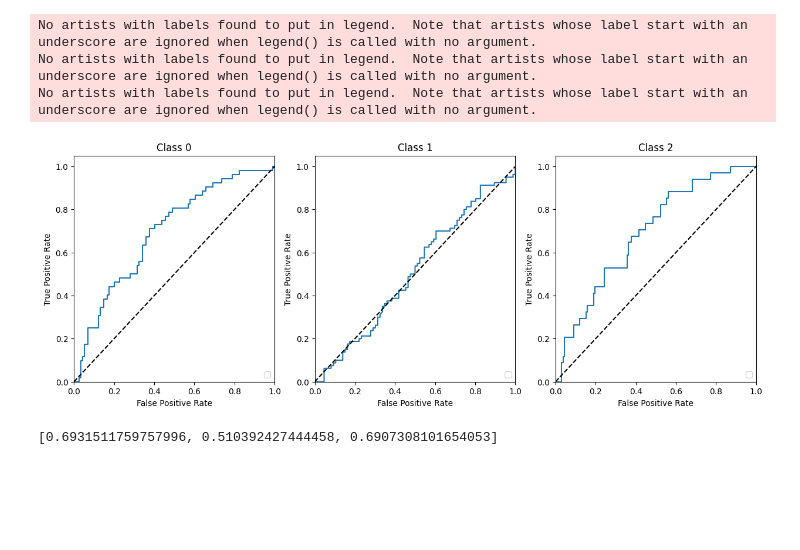
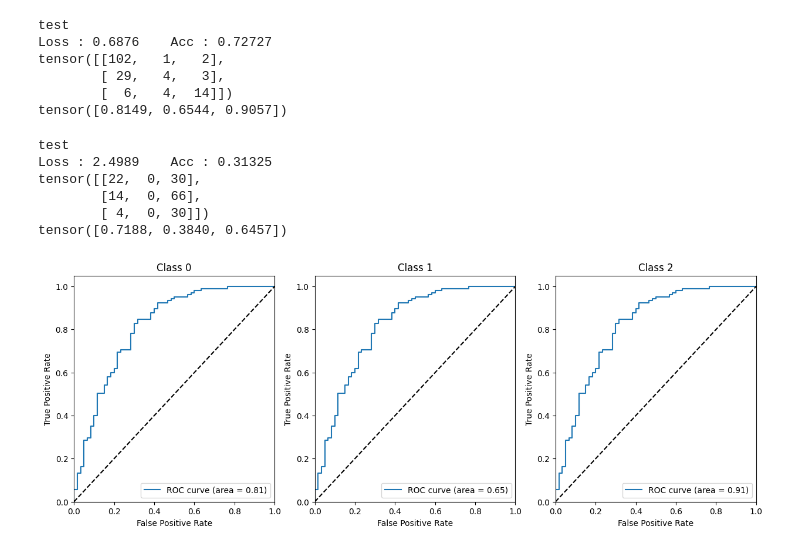
Before and after one commit to tourbut/BrainMR_MCI, a Jupyter notebook: notebook_result_viewer.ipynb, the cells around one changed output. Saved outputs shown, nothing was run; the diff lists cells and outputs as text; code cells hidden in the pictures; blank space fills up the shorter version.

```diff
--- a/notebook_result_viewer.ipynb
+++ b/notebook_result_viewer.ipynb
@@ -90,13 +91,0 @@ cpu
-# %%
-outputs = []
-labels = []
-with torch.no_grad():
-    for i, (inputs,age, targets) in enumerate(test_dataloader):
-        model.eval()
-        output = model(inputs,age)
-        outputs.append(output[0].data.cpu())
-        labels.append(targets[0].data.cpu())
-        acc = accuracy(output.data, targets.data,device=device)
-
-outputs = torch.stack(outputs)
-labels =  torch.stack(labels)
@@ -107,27 +92,37 @@ fpr, tpr, thresholds = roc_metric(outputs, labels)
-# %%
-_fpr = []
-_tpr = []
-_thresholds = []
-for i in range(3):
-    _fpr.append(fpr[i].tolist())
-    _tpr.append(tpr[i].tolist())
-    _thresholds.append(thresholds[i].tolist())
+# %%
+test_internal_logger = utils.Logger(os.path.join(result_path, 'test(internal).log'),['best_yn','loss', 'acc','ConfusionMatrix','auroc','fpr','tpr','thresholds'])
+test_external_logger = utils.Logger(os.path.join(result_path, 'test(external).log'),['best_yn','loss', 'acc','ConfusionMatrix','auroc','fpr','tpr','thresholds'])
+# %%
+in_loss, in_acc, in_CM, in_auroc, in_fpr, in_tpr, in_thresholds = test(device,val_dataloader,model,criterion_clf, test_internal_logger, age_onoff = age_onoff,best_yn=False)
+# %% [output]
+test
+Loss : 0.6876    Acc : 0.72727
+tensor([[102,   1,   2],
+        [ 29,   4,   3],
+        [  6,   4,  14]])
+tensor([0.8149, 0.6544, 0.9057])
+# %%
+out_loss, out_acc, out_CM, out_auroc, out_fpr, out_tpr, out_thresholds = test(device,test_dataloader,model,criterion_clf, test_internal_logger, age_onoff = True,best_yn=False)
+# %% [output]
+test
+Loss : 2.4989    Acc : 0.31325
+tensor([[22,  0, 30],
+        [14,  0, 66],
+        [ 4,  0, 30]])
+tensor([0.7188, 0.3840, 0.6457])
 # %%
 # Plot of a ROC curve for a specific class
 plt.figure(figsize=(15, 5))
 for idx, i in enumerate(range(3)):
     plt.subplot(131+idx)
-    plt.plot(_fpr[i], _tpr[i])
+    plt.plot(in_fpr[i], in_tpr[i], label='ROC curve (area = %0.2f)' % in_auroc[i])
     plt.plot([0, 1], [0, 1], 'k--')
     plt.xlim([0.0, 1.0])
     plt.ylim([0.0, 1.05])
     plt.xlabel('False Positive Rate')
     plt.ylabel('True Positive Rate')
     plt.title('Class %0.0f' % idx)
     plt.legend(loc="lower right")
 plt.show()
 # %% [output]
-No artists with labels found to put in legend.  Note that artists whose label start with an underscore are ignored when legend() is called with no argument.
-No artists with labels found to put in legend.  Note that artists whose label start with an underscore are ignored when legend() is called with no argument.
-No artists with labels found to put in legend.  Note that artists whose label start with an underscore are ignored when legend() is called with no argument.
-[figure, old version]
+[figure, new version]
@@ -137,5 +128,0 @@ auc = multiclass_auroc(outputs, labels, num_classes=3, average=None, thresholds=
-# %%
-auc.tolist()
-#[0.6801619529724121, 0.6081395149230957, 0.653743326663971]
-# %% [output]
-[0.6931511759757996, 0.510392427444458, 0.6907308101654053]
```
Also changed, not shown: parts of 9 cells of this notebook, 2 other files.
